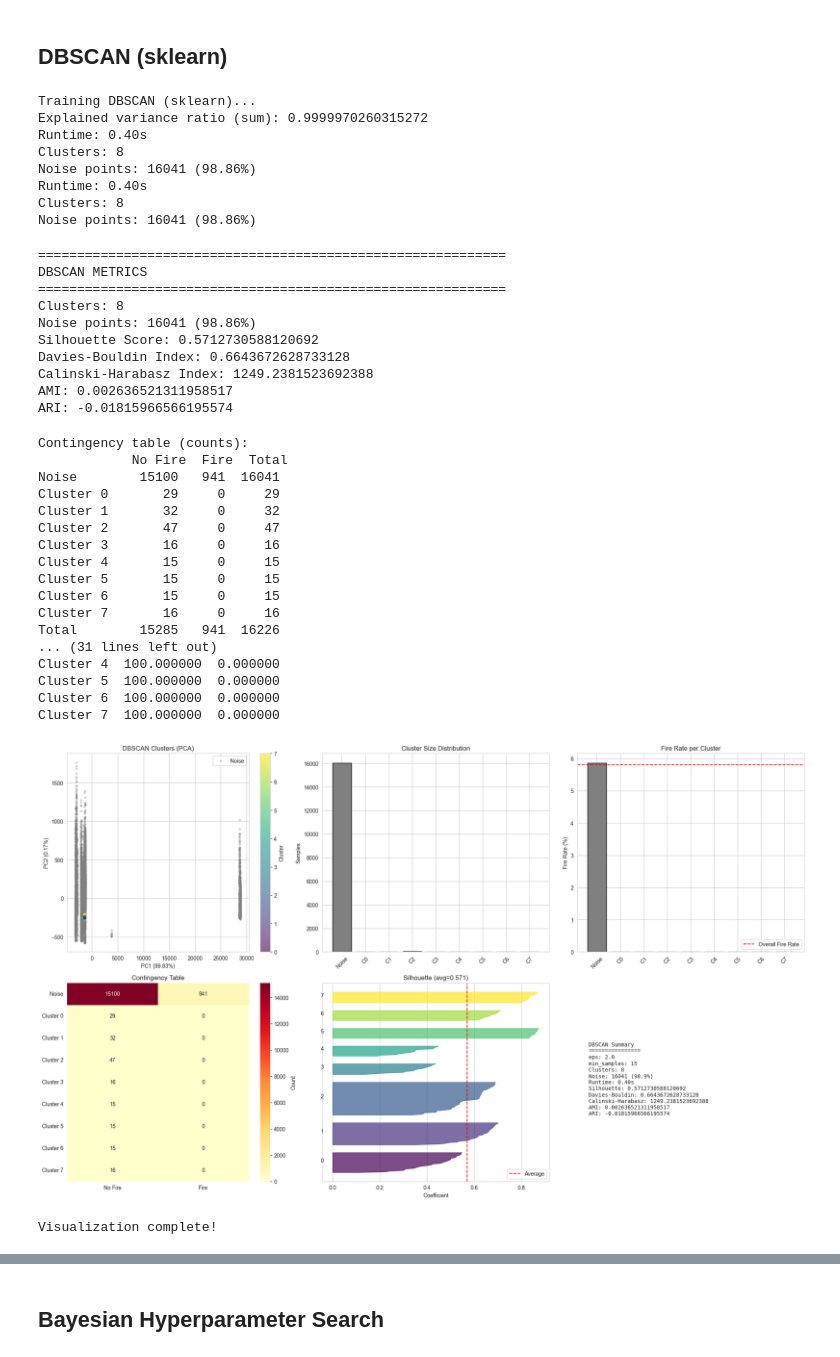
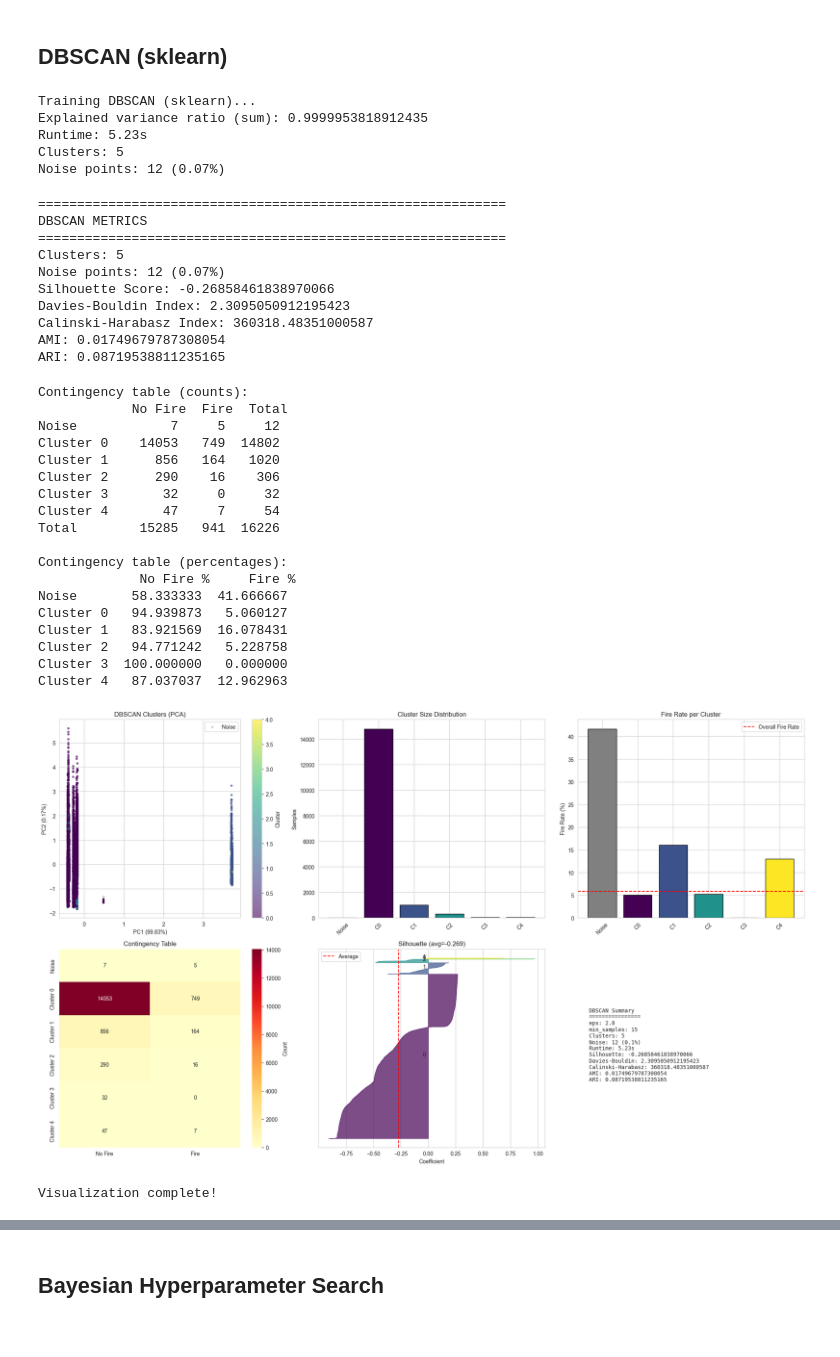
Before and after one commit to sarahmoussaoui/Fire-Detection-Data-Mining-Project, a Jupyter notebook: Code/Machine_Learning/UnSupervised_Models/DBSCAN/predefined/code.ipynb, the cells around one changed output, grey strips where cells are left out. Drawn from its saved outputs; the diff is of its cells as text; code cells hidden in the pictures.

```diff
--- a/Code/Machine_Learning/UnSupervised_Models/DBSCAN/predefined/code.ipynb
+++ b/Code/Machine_Learning/UnSupervised_Models/DBSCAN/predefined/code.ipynb
@@ -73,12 +73,12 @@ start_time = time.time()
 
 from sklearn.decomposition import PCA
 # PCA = Principal Component Analysis
-pca = PCA(n_components=10, random_state=42)
+pca = PCA(n_components=8, whiten=True, random_state=42)
 X_train_pca = pca.fit_transform(X_train)
 
 print("Explained variance ratio (sum):", pca.explained_variance_ratio_.sum())
 
-dbscan = DBSCAN(eps=2.0, min_samples=15, n_jobs=-1)
+dbscan = DBSCAN(eps=2.8, min_samples=15, n_jobs=-1)
 dbscan.fit(X_train_pca)
 runtime = time.time() - start_time
 
@@ -92,13 +92,10 @@ print(f"Clusters: {n_clusters}")
 print(f"Noise points: {n_noise} ({noise_ratio:.2%})")
 # %% [output]
 Training DBSCAN (sklearn)...
-Explained variance ratio (sum): 0.9999970260315272
-Runtime: 0.40s
-Clusters: 8
-Noise points: 16041 (98.86%)
-Runtime: 0.40s
-Clusters: 8
-Noise points: 16041 (98.86%)
+Explained variance ratio (sum): 0.9999953818912435
+Runtime: 5.23s
+Clusters: 5
+Noise points: 12 (0.07%)
 # %%
 # metrics computation
 def compute_dbscan_metrics(X, labels, y_true=None):
@@ -155,13 +152,13 @@ print(f"ARI: {metrics.get('ari', 'N/A')}")
 ============================================================
 DBSCAN METRICS
 ============================================================
-Clusters: 8
-Noise points: 16041 (98.86%)
-Silhouette Score: 0.5712730588120692
-Davies-Bouldin Index: 0.6643672628733128
-Calinski-Harabasz Index: 1249.2381523692388
-AMI: 0.002636521311958517
-ARI: -0.01815966566195574
+Clusters: 5
+Noise points: 12 (0.07%)
+Silhouette Score: -0.26858461838970066
+Davies-Bouldin Index: 2.3095050912195423
+Calinski-Harabasz Index: 360318.48351000587
+AMI: 0.01749679787308054
+ARI: 0.08719538811235165
 # %%
 # contingency table
 contingency = pd.crosstab(labels, y_train, rownames=['Cluster'], colnames=['Fire'], margins=True)
@@ -176,25 +173,26 @@ print("\nContingency table (percentages):\n", contingency_pct)
 # %% [output]
 Contingency table (counts):
             No Fire  Fire  Total
-Noise        15100   941  16041
-Cluster 0       29     0     29
-Cluster 1       32     0     32
-Cluster 2       47     0     47
-Cluster 3       16     0     16
-Cluster 4       15     0     15
-Cluster 5       15     0     15
-Cluster 6       15     0     15
-Cluster 7       16     0     16
+Noise            7     5     12
+Cluster 0    14053   749  14802
+Cluster 1      856   164   1020
+Cluster 2      290    16    306
+Cluster 3       32     0     32
+Cluster 4       47     7     54
 Total        15285   941  16226
-... (31 lines left out)
-Cluster 4  100.000000  0.000000
-Cluster 5  100.000000  0.000000
-Cluster 6  100.000000  0.000000
-Cluster 7  100.000000  0.000000
+
+Contingency table (percentages):
+             No Fire %     Fire %
+Noise       58.333333  41.666667
+Cluster 0   94.939873   5.060127
+Cluster 1   83.921569  16.078431
+Cluster 2   94.771242   5.228758
+Cluster 3  100.000000   0.000000
+Cluster 4   87.037037  12.962963
 # %%
 # visualizations
 sns.set_style("whitegrid")
-pca = PCA(n_components=2)
+pca = PCA(n_components=8, whiten=True, random_state=42)
 X_np = X_train.values if isinstance(X_train, pd.DataFrame) else X_train
 X_pca = pca.fit_transform(X_np)
 mask_noise = labels == -1
@@ -262,35 +260,35 @@ if metrics['silhouette'] is not None and np.any(mask_clustered):
     ax5.set_xlabel('Coefficient')
     ax5.set_yticks([])
     ax5.legend()
 else:
     ax5.text(0.5, 0.5, 'Silhouette N/A', ha='center', va='center', transform=ax5.transAxes)
     ax5.axis('off')
 
 # 6. Metrics summary
 ax6 = plt.subplot(2, 3, 6)
 summary = (
     f"DBSCAN Summary\n"
     f"{'=' * 16}\n"
     f"eps: {dbscan.eps}\n"
     f"min_samples: {dbscan.min_samples}\n"
     f"Clusters: {metrics['n_clusters']}\n"
     f"Noise: {metrics['n_noise']} ({metrics['noise_ratio']:.1%})\n"
     f"Runtime: {runtime:.2f}s\n"
     f"Silhouette: {metrics['silhouette'] if metrics['silhouette'] is not None else 'N/A'}\n"
     f"Davies-Bouldin: {metrics['davies_bouldin'] if metrics['davies_bouldin'] is not None else 'N/A'}\n"
     f"Calinski-Harabasz: {metrics['calinski_harabasz'] if metrics['calinski_harabasz'] is not None else 'N/A'}\n"
     f"AMI: {metrics.get('ami', 'N/A')}\n"
     f"ARI: {metrics.get('ari', 'N/A')}\n"
 )
 ax6.text(0.05, 0.5, summary, family='monospace', va='center')
 ax6.axis('off')
 
 plt.tight_layout()
-plt.savefig('dbscan_sklearn_analysis.png', dpi=300, bbox_inches='tight')
+plt.savefig('../../../../../Rapport_TP/images/DBscan/dbscan_sklearn_analysis.png', dpi=300, bbox_inches='tight')
 plt.show()
 print("Visualization complete!")
 # %% [output]
-[figure, old version]
+[figure, new version]
 Visualization complete!
 # %%
 # PCA colored by clusters vs ground truth
```
Also changed, not shown: parts of 6 cells of this notebook, 25 other files.
